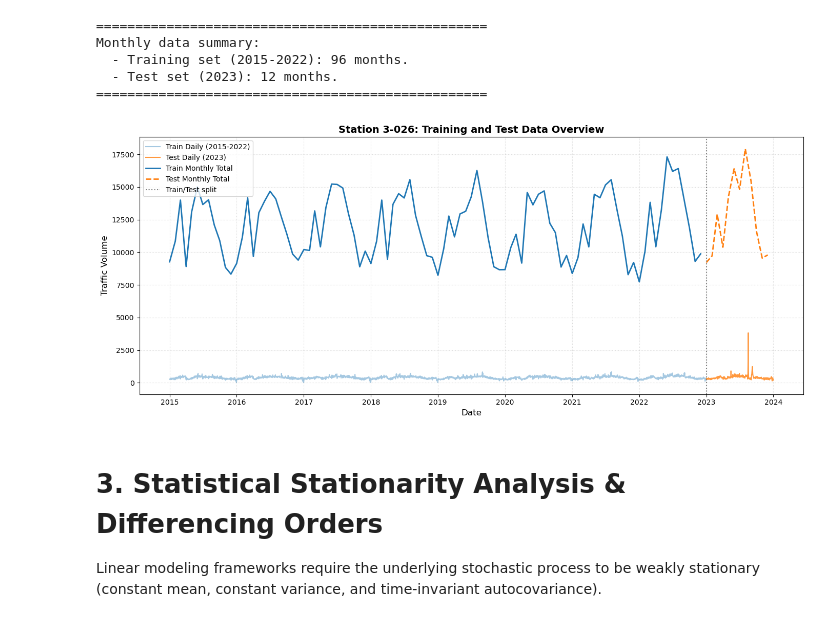
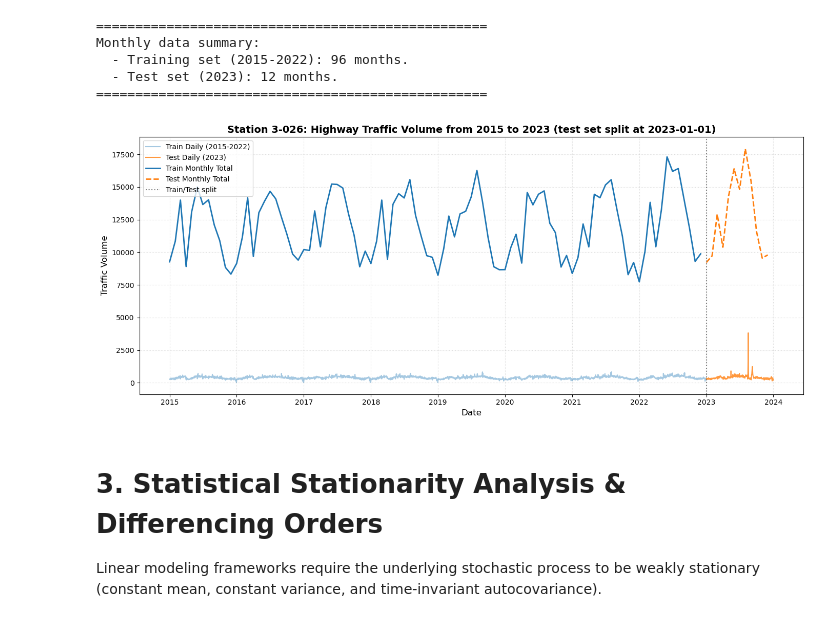
Before and after one commit to t-man-nd/Highway-Volume-Prediction, a Jupyter notebook: monthly_tsa.ipynb, the cells around one changed output. Drawn from its saved outputs; the diff is of its cells as text; code cells hidden in the pictures.

```diff
--- a/monthly_tsa.ipynb
+++ b/monthly_tsa.ipynb
@@ -163,27 +163,27 @@ Monthly data summary:
 # %%
 fig, ax = plt.subplots(figsize=(14, 6), dpi=100)
 
 # Plot daily train/test series
 ax.plot(df_train_daily.index, df_train_daily['volume'], color='tab:blue', alpha=0.4, label='Train Daily (2015-2022)')
 ax.plot(df_test_daily.index, df_test_daily['volume'], color='tab:orange', alpha=0.8, label='Test Daily (2023)')
 
 # Plot monthly aggregated lines for clarity
 ax.plot(df_train_monthly.index, df_train_monthly['volume'], color='tab:blue', linewidth=2, label='Train Monthly Total')
 ax.plot(df_test_monthly.index, df_test_monthly['volume'], color='tab:orange', linewidth=2, linestyle='--', label='Test Monthly Total')
 
 # Mark the split date
 ax.axvline(pd.to_datetime('2023-01-01'), color='gray', linestyle=':', linewidth=1.5, label='Train/Test split')
 
-ax.set_title('Station 3-026: Training and Test Data Overview', fontsize=14, fontweight='bold')
+ax.set_title('Station 3-026: Highway Traffic Volume from 2015 to 2023 (test set split at 2023-01-01)', fontsize=14, fontweight='bold')
 ax.set_xlabel('Date', fontsize=12)
 ax.set_ylabel('Traffic Volume', fontsize=12)
 ax.grid(True, linestyle=':', alpha=0.5)
 ax.legend(loc='upper left', fontsize=10)
 plt.tight_layout()
 plt.savefig('plots/train_test_overview.png', dpi=300)
 plt.show()
 # %% [output]
-[figure, old version]
+[figure, new version]
 # %% [markdown]
 # 3. Statistical Stationarity Analysis & Differencing Orders
 
```
Also changed, not shown: parts of 3 cells of this notebook, 2 other files.
